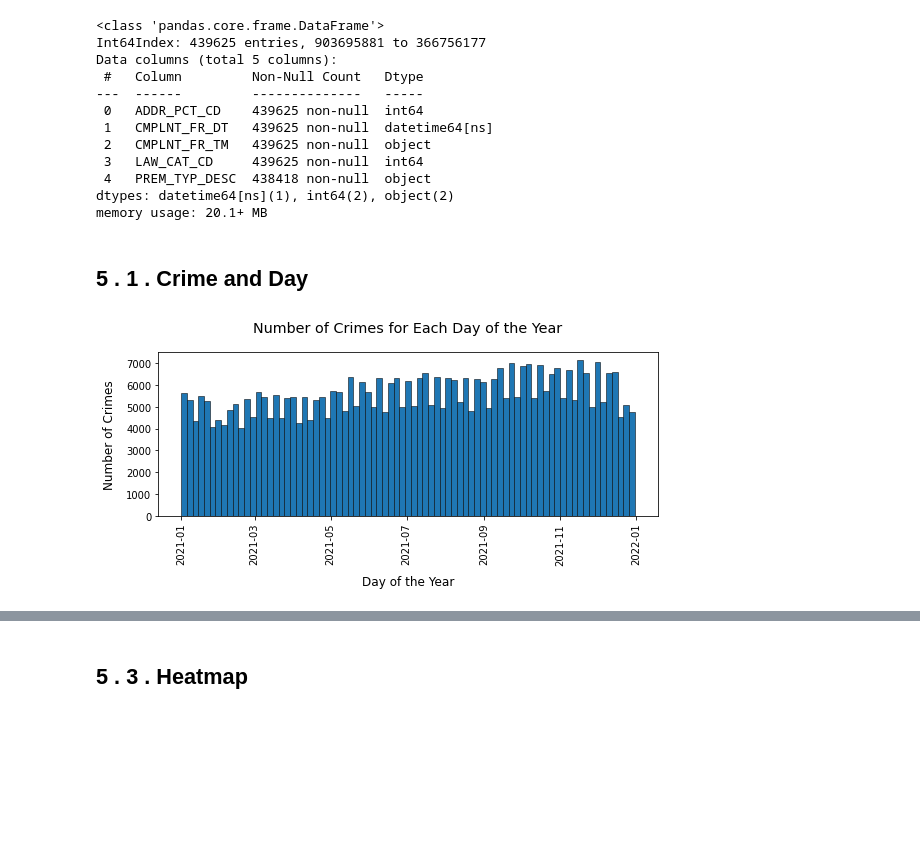
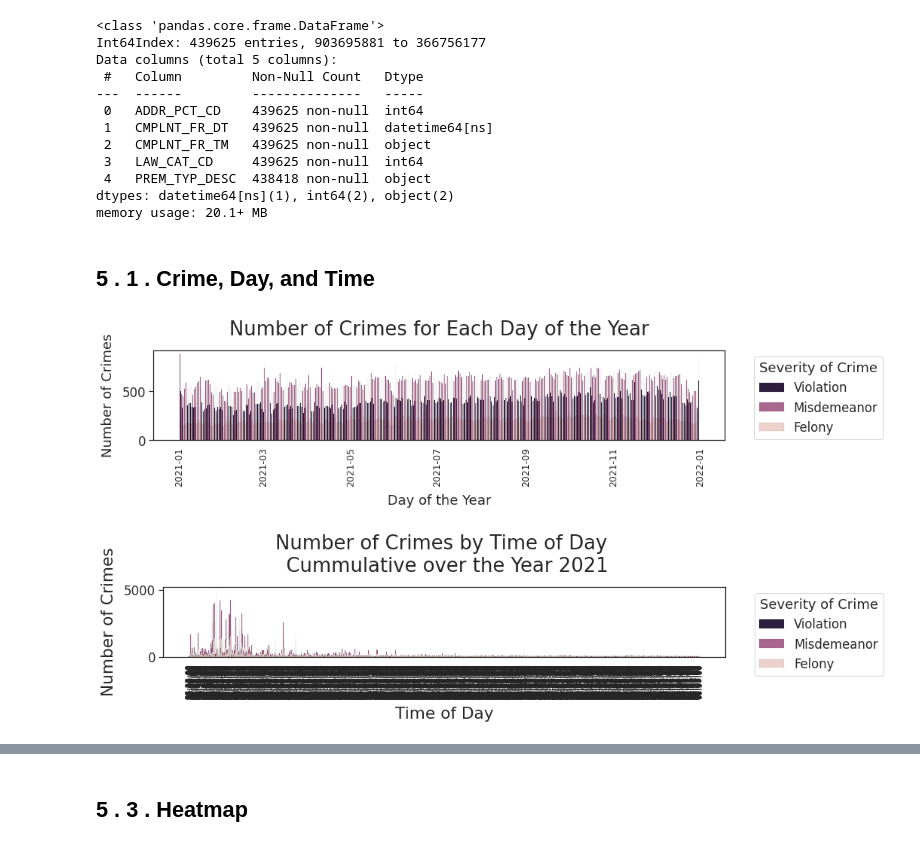
Before and after one commit to bngrossmann/new-york-crime-analysis, a Jupyter notebook: New_York_Crime_Analysis.ipynb, the cells around one changed output, grey strips where cells are left out. Saved outputs shown, nothing was run; the diff lists cells and outputs as text; code cells hidden in the pictures; blank space fills up the shorter version.

```diff
--- a/New_York_Crime_Analysis.ipynb
+++ b/New_York_Crime_Analysis.ipynb
@@ -624,18 +624,34 @@ Data columns (total 5 columns):
 dtypes: datetime64[ns](1), int64(2), object(2)
 memory usage: 20.1+ MB
 # %% [markdown]
-## 5 . 1 . Crime and Day
+## 5 . 1 . Crime, Day,  and Time
 # %%
 # fig, axe = plt.subplots(ncols=1,nrows=1,figsize=(8,6),tight_layout=True)
-plt.figure(figsize=(8,4),tight_layout=True)
-axe = sns.histplot( x=df["CMPLNT_FR_DT"],\
-             edgecolor="black",alpha=1)
+plt.figure(figsize=(15,4),tight_layout=True)
+axe = sns.histplot(data=df, x="CMPLNT_FR_DT",hue="LAW_CAT_CD",\
+             edgecolor="black",alpha=1,binwidth=1,multiple="dodge")
 axe.set_title("Number of Crimes for Each Day of the Year",fontsize="x-large",pad=20)
-axe.set_xlabel("Day of the Year",fontsize="large",labelpad=10)
-axe.set_ylabel("Number of Crimes",fontsize="large",labelpad=10)
+axe.set_xlabel("Day of the Year",labelpad=10)
+axe.set_ylabel("Number of Crimes",labelpad=10)
 axe.yaxis.grid(False);
 axe.tick_params(left=True)
-axe.tick_params(axis="x",labelrotation=90)
+axe.tick_params(axis="x",labelrotation=90,labelsize="x-small")
+axe.legend(title="Severity of Crime",labels=["Violation","Misdemeanor","Felony"],bbox_to_anchor=(1.04,1), loc="upper left")
 plt.show()
 # %% [output]
-[figure, old version]
+[figure, new version]
+# %%
+# fig, axe = plt.subplots(ncols=1,nrows=1,figsize=(8,6),tight_layout=True)
+plt.figure(figsize=(15,4),tight_layout=True)
+axe = sns.histplot(data = df, x="CMPLNT_FR_TM",hue="LAW_CAT_CD",\
+             edgecolor="black",alpha=1,binwidth=60)
+axe.set_title("Number of Crimes by Time of Day \n Cummulative over the Year 2021",fontsize="x-large",pad=20)
+axe.set_xlabel("Time of Day",fontsize="large",labelpad=10)
+axe.set_ylabel("Number of Crimes",fontsize="large",labelpad=10)
+axe.yaxis.grid(False);
+axe.tick_params(left=True)
+axe.tick_params(axis="x",labelrotation=90,labelsize="xx-small")
+axe.legend(title="Severity of Crime",labels=["Violation","Misdemeanor","Felony"],bbox_to_anchor=(1.04,1), loc="upper left")
+plt.show()
+# %% [output]
+[figure, added]
```
Also changed, not shown: parts of 14 cells of this notebook.
